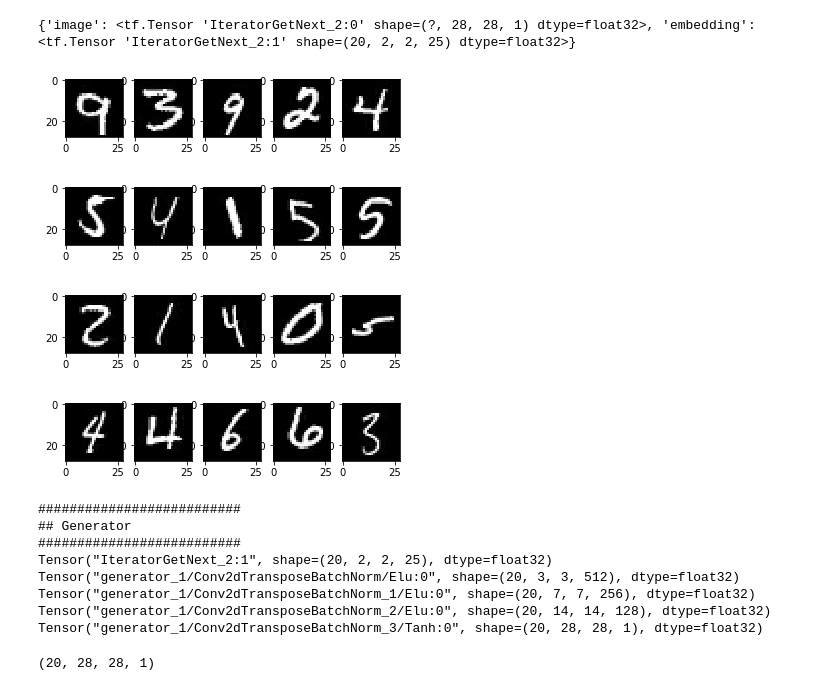
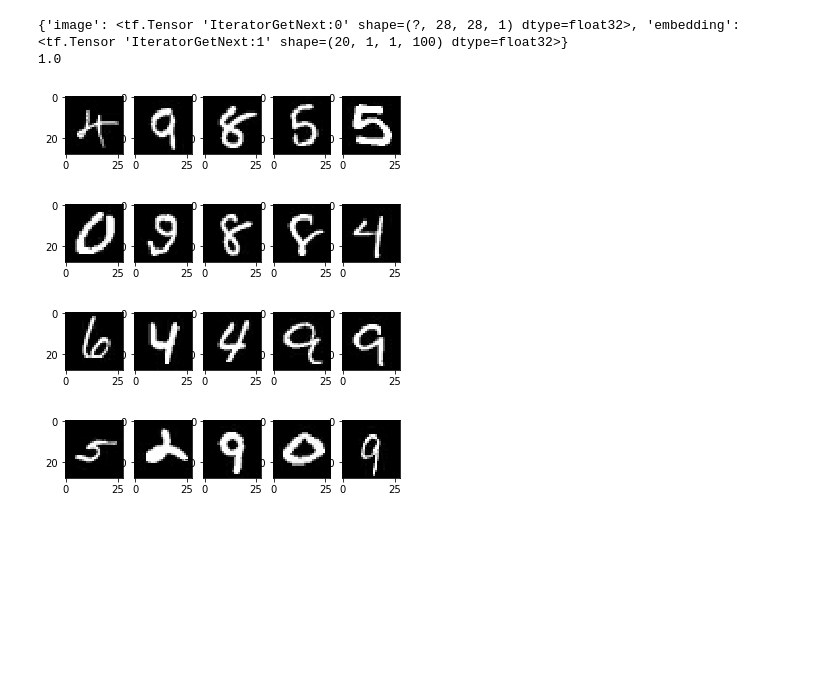
Before and after one commit to cgarciae/mnist-gan, a Jupyter notebook: MNIST-GAN.ipynb, the cells around one changed output. Cells and saved outputs as stored; diff of their text form; code cells hidden in the pictures; blank space fills up the shorter version.

```diff
--- a/MNIST-GAN.ipynb
+++ b/MNIST-GAN.ipynb
@@ -67,7 +76,7 @@ class Generator(snt.AbstractModule):
 
 inputs = dict(
     image = tf.layers.Input(shape=(28, 28, 1)),
-    embedding = tf.layers.Input(shape=(2, 2, 25)),
+    embedding = tf.layers.Input(shape=(1, 1, 100)),
     mode = tf.estimator.ModeKeys.TRAIN,
 )
 
@@ -101,17 +110,15 @@ Tensor("generator/Conv2dTransposeBatchNorm_3/Tanh:0", shape=(?, 28, 28, 1), dtyp
 # %%
-with tf.Session() as sess:
+sample = np.random.uniform(size=(1, 1, 1, 100))
+embedding = inputs["embedding"]
 
-    sample = np.random.uniform(size=(1, 2, 2, 25))
-    embedding = inputs["embedding"]
+sess.run(tf.global_variables_initializer())
 
-    sess.run(tf.global_variables_initializer())
+img = sess.run(g, feed_dict={embedding: sample})
 
-    img = sess.run(g, feed_dict={embedding: sample})
+img = np.squeeze(img * 255).astype(np.uint8)
 
-    img = np.squeeze(img * 255).astype(np.uint8)
-
-    print(img.shape)
-    plt.imshow(img, cmap="gray")
-    plt.show()
+print(img.shape)
+plt.imshow(img, cmap="gray")
+plt.show()
 # %% [output]
 (28, 28)
@@ -217,35 +183,36 @@ def get_train_input_fn(df, img_shape = [28, 28], embeddings_shape = [2, 2, 25],
 # %%
-input_fn, it_hook = get_train_input_fn(traning_set.df, batch_size=20)
-
-features, _ = input_fn()
+features, _ = train_input_fn(traning_set.df, batch_size=20)
 image = features["image"]
 
 print(features)
 
-with tf.train.MonitoredSession(hooks=[it_hook]) as sess:
+# with tf.train.MonitoredSession(hooks=[it_hook]) as sess:
 
-    images = sess.run(image)
+images = sess.run(image)
 
-    for images in cz.partition(5, images):
+print(np.max(images))
 
-        fig, axes = plt.subplots(1, 5, subplot_kw=dict())
+for images in cz.partition(5, images):
 
-        for i, img in enumerate(images):
+    fig, axes = plt.subplots(1, 5, subplot_kw=dict())
+
+    for i, img in enumerate(images):
 
 
-            img = np.squeeze(img).astype(np.uint8)
+        img = np.squeeze(img * 255).astype(np.uint8)
 
-            axes[i].imshow(img, cmap="gray")
+        axes[i].imshow(img, cmap="gray")
 
-        fig.show()
+    fig.show()
 
-    plt.show()
+plt.show()
 # %% [output]
-{'image': <tf.Tensor 'IteratorGetNext_2:0' shape=(?, 28, 28, 1) dtype=float32>, 'embedding': <tf.Tensor 'IteratorGetNext_2:1' shape=(20, 2, 2, 25) dtype=float32>}
+{'image': <tf.Tensor 'IteratorGetNext:0' shape=(?, 28, 28, 1) dtype=float32>, 'embedding': <tf.Tensor 'IteratorGetNext:1' shape=(20, 1, 1, 100) dtype=float32>}
+1.0
-[figure, old version]
+[figure, new version]
-[figure, old version]
+[figure, new version]
-[figure, old version]
+[figure, new version]
-[figure, old version]
+[figure, new version]
 # %%
 def model_fn(features, labels, mode, params):
 
@@ -336,17 +314 @@ def model_fn(features, labels, mode, params):
     )
-# %%
-global_step = tf.train.get_global_step()
-
-model_spec = model_fn(features, None, tf.estimator.ModeKeys.PREDICT, params = dict(
-    global_step = global_step,
-    learning_rate = 0.001
-))
-# %% [output]
-##########################
-## Generator
-##########################
-Tensor("IteratorGetNext_2:1", shape=(20, 2, 2, 25), dtype=float32)
-Tensor("generator_1/Conv2dTransposeBatchNorm/Elu:0", shape=(20, 3, 3, 512), dtype=float32)
-Tensor("generator_1/Conv2dTransposeBatchNorm_1/Elu:0", shape=(20, 7, 7, 256), dtype=float32)
-Tensor("generator_1/Conv2dTransposeBatchNorm_2/Elu:0", shape=(20, 14, 14, 128), dtype=float32)
-Tensor("generator_1/Conv2dTransposeBatchNorm_3/Tanh:0", shape=(20, 28, 28, 1), dtype=float32)
@@ -359,4 +314,0 @@ with tf.train.MonitoredSession(hooks=[it_hook]) as sess:
-# %%
-model = tf.estimator.Estimator()
-# %% [output]
-(20, 28, 28, 1)
```
Also changed, not shown: parts of 10 cells of this notebook, 1 other file.
